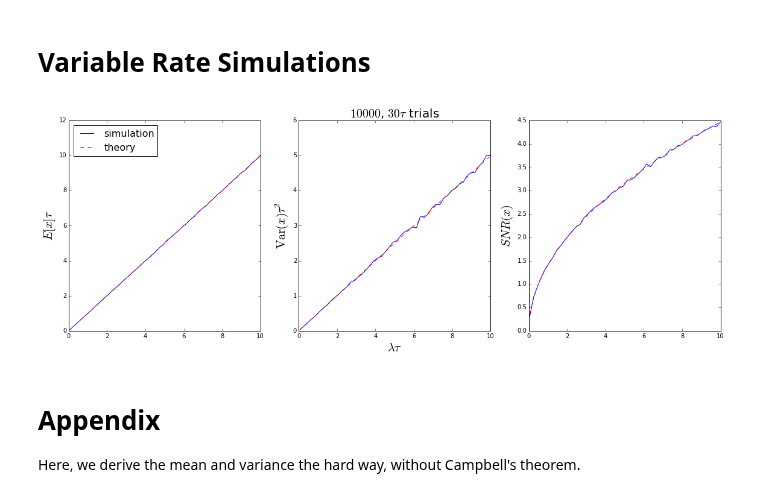
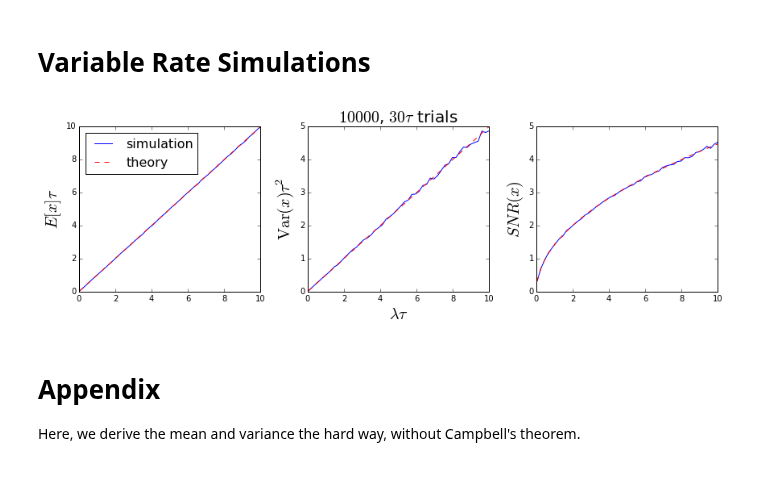
Before and after one commit to samfok/notebooks, a Jupyter notebook: synapse/synapse_SNR_poisson.ipynb, the cells around one changed output. Cells and saved outputs as stored; diff of their text form; code cells hidden in the pictures.

Commit message:
cleanup poisson synapse notebook

```diff
--- a/synapse/synapse_SNR_poisson.ipynb
+++ b/synapse/synapse_SNR_poisson.ipynb
@@ -241,36 +237,35 @@ def check_theory(lams, k=30., tau=.01, trials=300):
         spike_vals = spike_value(spike_times, tau)
         exp_state = np.sum(spike_vals, axis=1)
         obs_mean[lam_idx] = np.mean(exp_state)
         obs_var[lam_idx] = np.var(exp_state)
         obs_snr[lam_idx] = get_snr(obs_mean[lam_idx], obs_var[lam_idx])
 
     mean_th = th_mean(lams)
     var_th = th_var(lams, tau)
     snr_th = th_snr(lams, tau)
 
-    plt.figure(figsize=(16,6))
+    plt.figure(figsize=(12,4))
     plt.subplot(131)
     plt.plot(lams*tau, obs_mean*tau, 'b', label='simulation')
     plt.plot(lams*tau, mean_th*tau, 'r--', label='theory')
     plt.ylabel(r'$E[x]\tau$', fontsize=20)
     plt.legend(loc='upper left', fontsize=16)
     plt.subplot(132)
     plt.plot(lams*tau, obs_var*tau**2, 'b')
     plt.plot(lams*tau, var_th*tau**2, 'r--')
     plt.xlabel(r'$\lambda\tau$', fontsize=20)
     plt.ylabel(r'$\operatorname{Var}(x)\tau^2$', fontsize=20)
     plt.title(r'$%d$, $%d\tau$ trials' % (trials, k), fontsize=20)
     plt.subplot(133)
     plt.plot(lams*tau, obs_snr, 'b')
     plt.plot(lams*tau, snr_th, 'r--')
     plt.ylabel(r'$SNR(x)$', fontsize=20)
     plt.tight_layout()
 
 lams = np.linspace(5, 1000, 50)
 check_theory(lams, k=30, trials=10000)
-# savefig('/home/NEF/Dropbox/Research/presentations/noise_analysis/figures/poisson_snr.png', dpi=200)
 # %% [output]
-[figure, old version]
+[figure, new version]
 # %% [markdown]
 # Appendix
 
```
Also changed, not shown: parts of 3 cells of this notebook.
